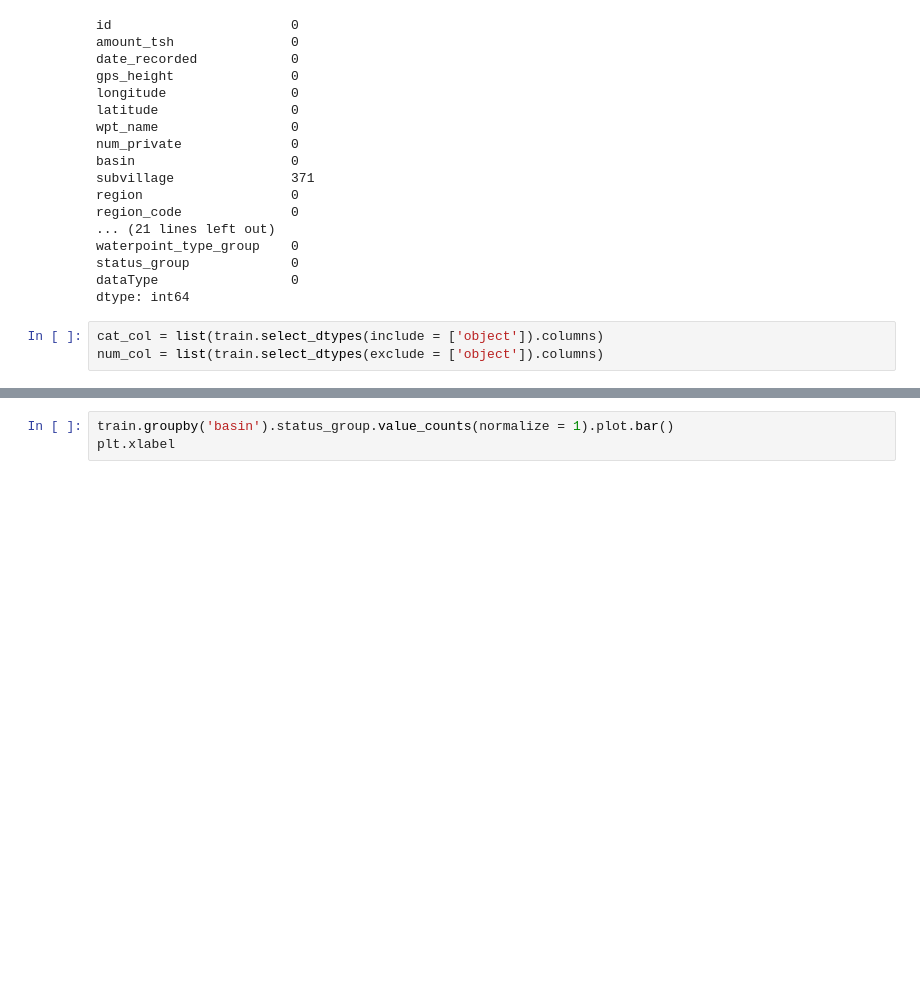
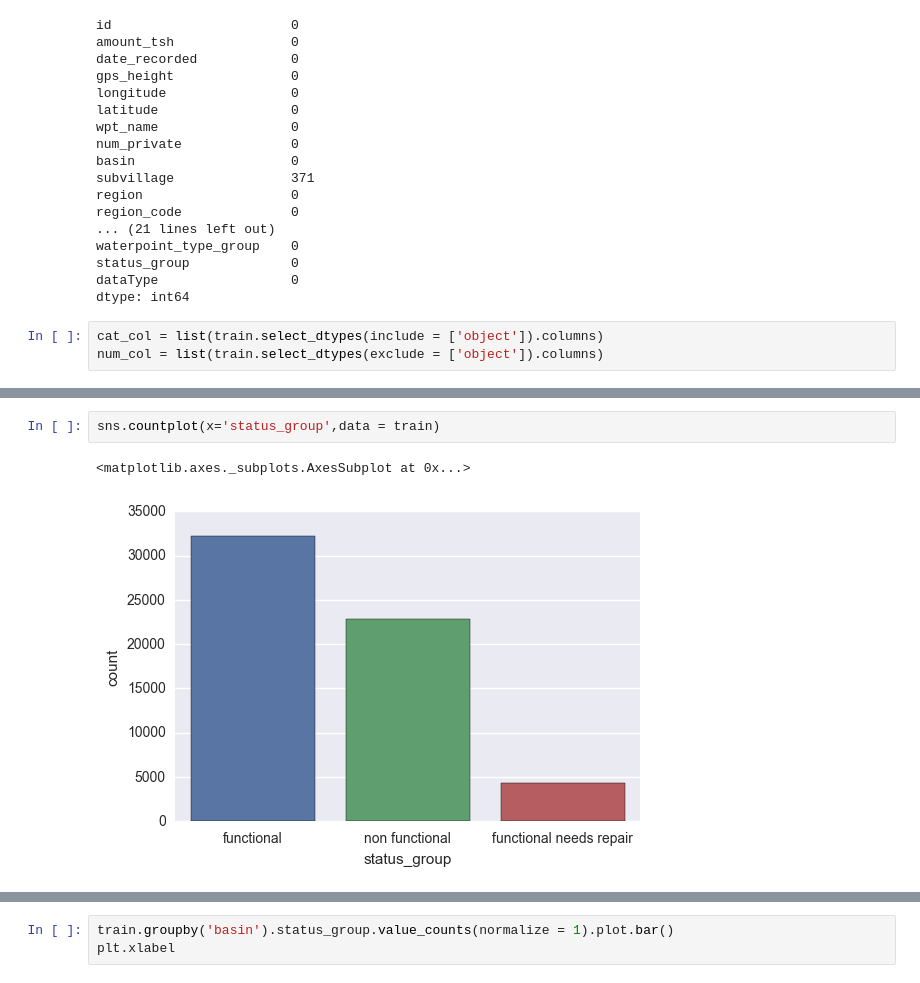
Before and after one commit to JohnErnestBonanno/WaterPump, a Jupyter notebook: Cleaning_WaterPump.ipynb, the cells around one changed output, grey strips where cells are left out. Drawn from its saved outputs; the diff is of its cells as text; blank space fills up the shorter version.

```diff
--- a/Cleaning_WaterPump.ipynb
+++ b/Cleaning_WaterPump.ipynb
@@ -142,0 +150,5 @@ train.status_group.value_counts(normalize = True).plot(kind = 'bar', stacked = T
+# %%
+sns.countplot(x='status_group',data = train)
+# %% [output]
+<matplotlib.axes._subplots.AxesSubplot at 0x...>
+[figure, added]
```
Also changed, not shown: parts of 16 cells of this notebook.
